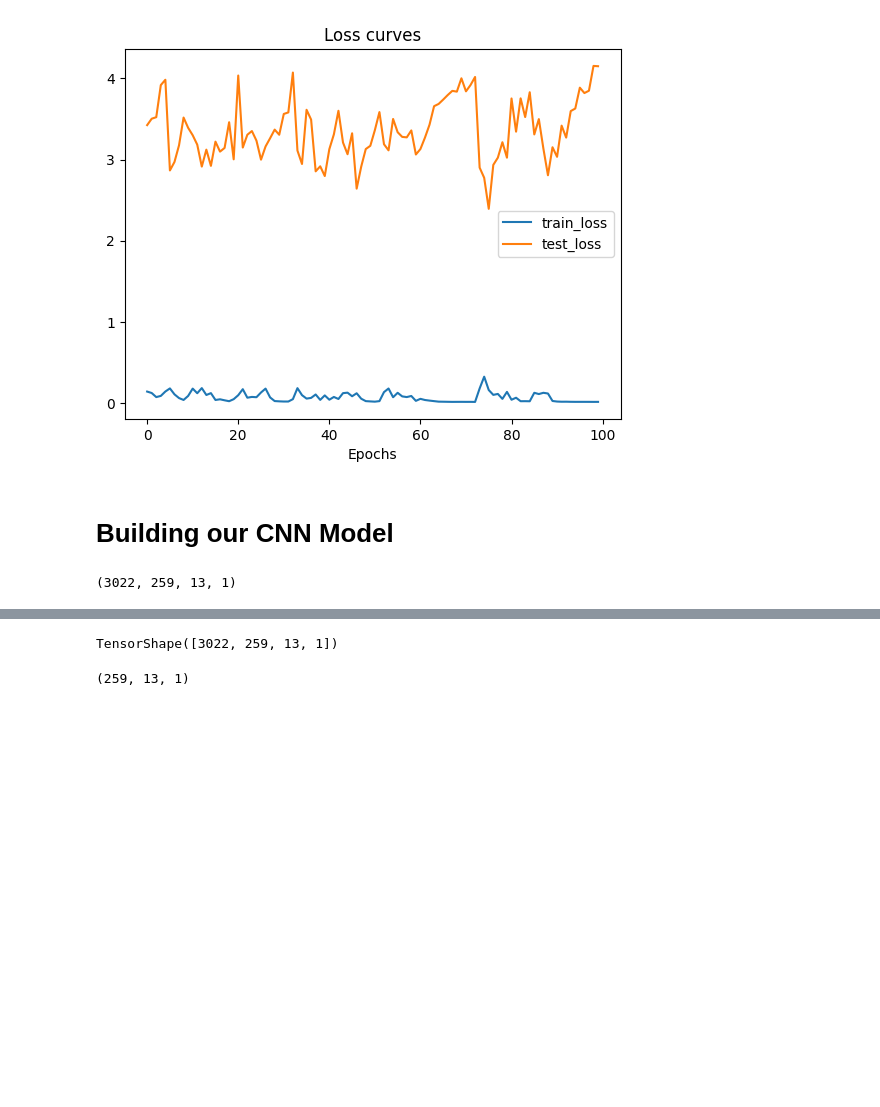
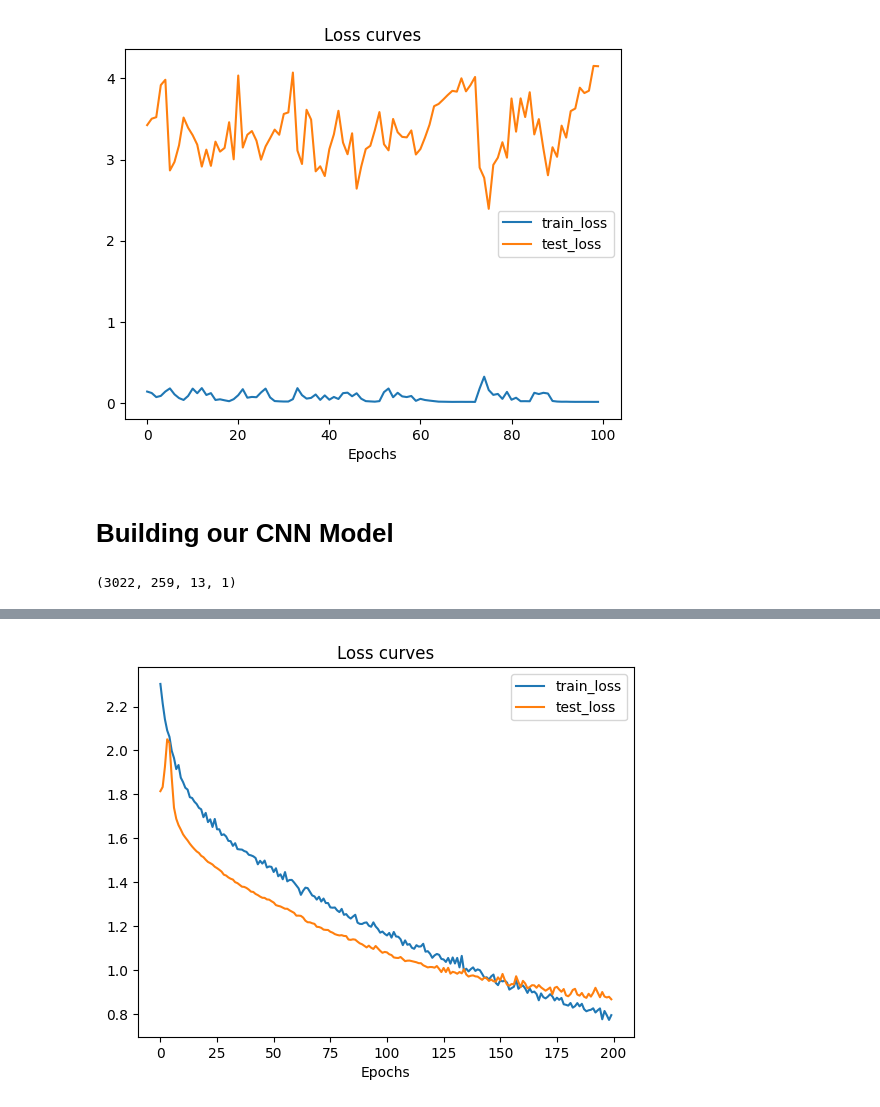
Before and after one commit to SoumiK-777/Indian_Music_Genre_Classification, a Jupyter notebook: training.ipynb, the cells around one changed output, grey strips where cells are left out. Drawn from its saved outputs; the diff is of its cells as text; code cells hidden in the pictures; blank space fills up the shorter version.

```diff
--- a/training.ipynb
+++ b/training.ipynb
@@ -318,8 +309,0 @@ resnet_model.compile(optimizer=tf.keras.optimizers.Adam(),loss='sparse_categoric
-# %%
-X_train=X_train/255.
-X_test=X_test/255.
-X_validation=X_validation/255.
-
-X_train=tf.reshape(X_train,[-1,224,224,3])
-X_test=tf.reshape(X_test,[-1,224,224,3])
-X_validation=tf.reshape(X_validation,[-1,224,224,3])
@@ -327,0 +310,33 @@ InvalidArgumentError: {{function_node __wrapped__Reshape_device_/job:localhost/r
+# %%
+cnn_model2=tf.keras.Sequential([
+        tf.keras.layers.Conv2D(128,(3,3),activation='leaky_relu',input_shape=input_shape),
+        tf.keras.layers.Conv2D(64,(3,3),activation='leaky_relu'),
+        tf.keras.layers.MaxPool2D((3,3),strides=(2,2),padding='same'),
+        tf.keras.layers.BatchNormalization(),
+
+
+
+        tf.keras.layers.Conv2D(32,(3,3),activation='leaky_relu'),
+        tf.keras.layers.MaxPool2D((3,3),strides=(2,2),padding='same'),
+        tf.keras.layers.BatchNormalization(),
+
+        tf.keras.layers.Conv2D(16,(2,2),activation='leaky_relu'),
+        tf.keras.layers.MaxPool2D((2,2),strides=(2,2),padding='same'),
+        tf.keras.layers.BatchNormalization(),
+
+        tf.keras.layers.Flatten(),
+        tf.keras.layers.Dense(64,activation='leaky_relu'),
+        tf.keras.layers.Dropout(0.3),
+
+        tf.keras.layers.Dense(32,activation='leaky_relu'),
+        tf.keras.layers.Dropout(0.3),
+
+        tf.keras.layers.Dense(16,activation='leaky_relu'),
+        tf.keras.layers.Dropout(0.3),
+
+        tf.keras.layers.Dense(6,activation='softmax')
+    ])
+
+cnn_model2.compile(optimizer=tf.keras.optimizers.Adam(0.00001),loss='sparse_categorical_crossentropy',metrics=['accuracy'])
+
+cnn_model2.summary()
@@ -328,3 +361,3 @@ InvalidArgumentError: {{function_node __wrapped__Reshape_device_/job:localhost/r
 # %%
-resnet_history=resnet_model.fit(X_train,target_train,validation_data=(X_validation,y_validation),epochs=100,batch_size=32)
+cnn_history2=cnn_model2.fit(X_train,target_train,validation_data=(X_validation,y_validation),epochs=200,batch_size=32)
 # %% [output]
@@ -336,8 +381,4 @@ ValueError: in user code:
-# %%
-X_train.shape
-# %% [output]
-TensorShape([3022, 259, 13, 1])
-# %%
-input_shape
-# %% [output]
-(259, 13, 1)
+# %%
+plot_loss_curves(cnn_history2)
+# %% [output]
+[figure, added]
```
Also changed, not shown: parts of 29 cells of this notebook, 2 other files.
